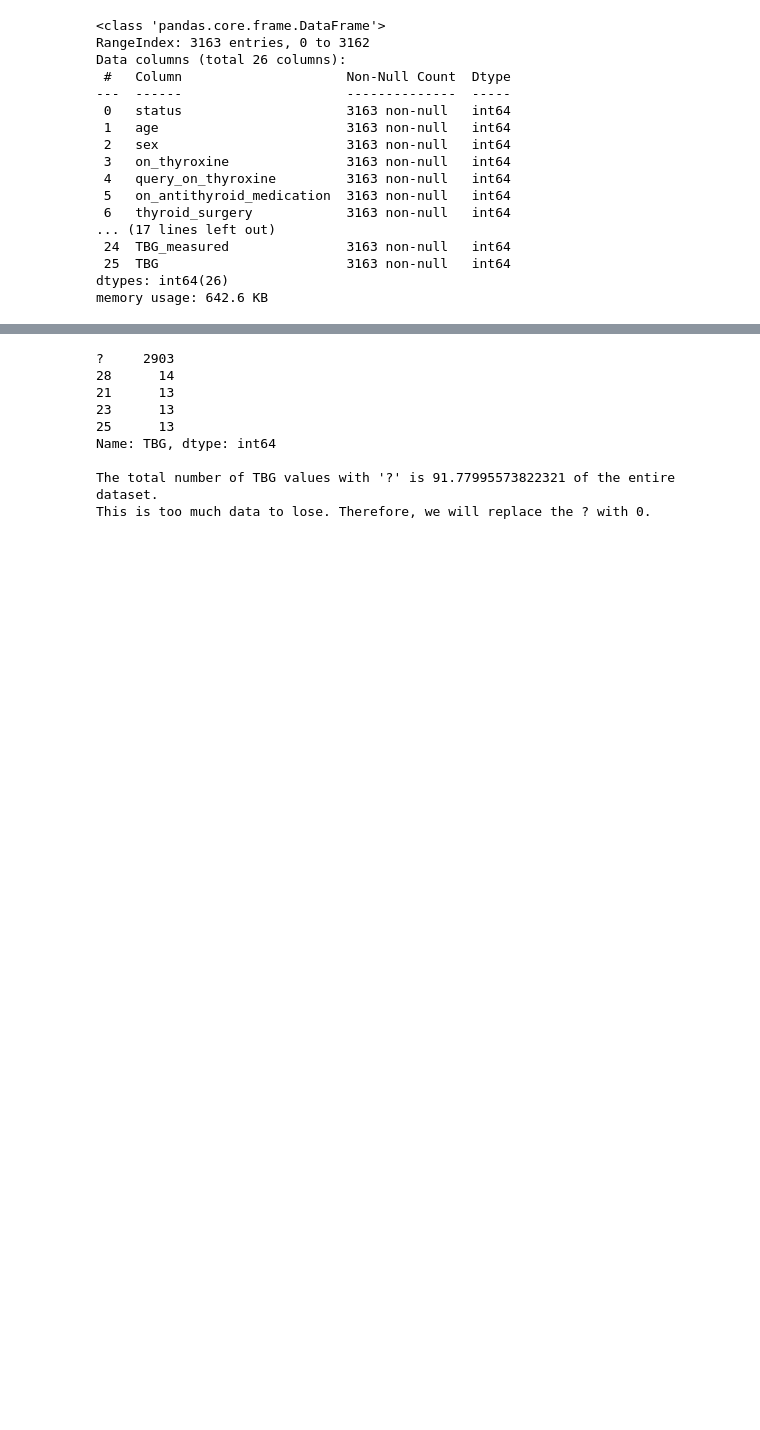
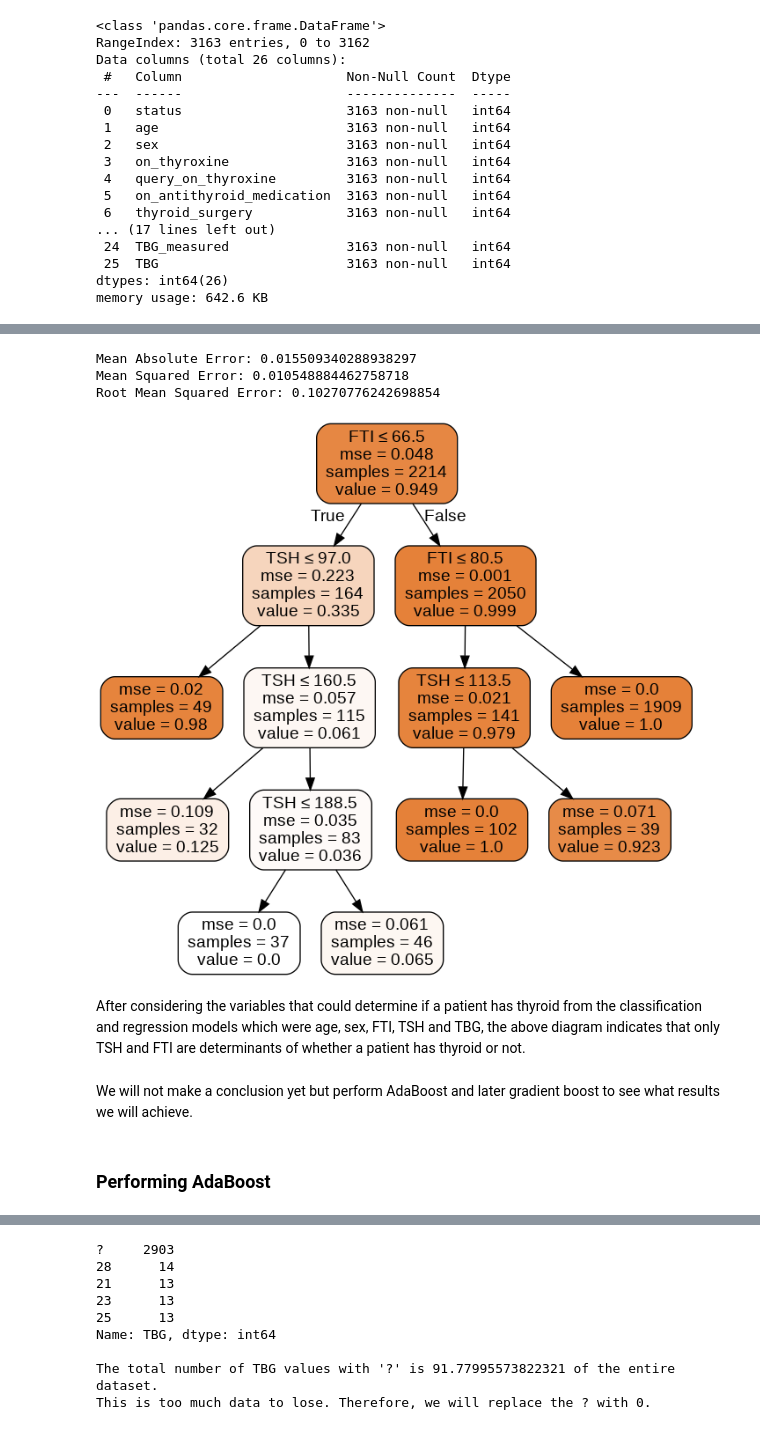
Before and after one commit to veronica1013/Test-for-Hypothyroidism, a Jupyter notebook: Moringa_Data_Science_Core_Module2_W8_Independent_Project_2021_10_Veronica_Isiaho_Python_Notebook_ipynb.ipynb, the cells around one changed output, grey strips where cells are left out. Saved outputs shown, nothing was run; the diff lists cells and outputs as text; code cells hidden in the pictures; blank space fills up the shorter version.

```diff
--- a/Moringa_Data_Science_Core_Module2_W8_Independent_Project_2021_10_Veronica_Isiaho_Python_Notebook_ipynb.ipynb
+++ b/Moringa_Data_Science_Core_Module2_W8_Independent_Project_2021_10_Veronica_Isiaho_Python_Notebook_ipynb.ipynb
@@ -410,0 +634,32 @@ data_df.shape
+# %%
+# Predict hit target of an employee, based on their attendance record
+from sklearn.tree import DecisionTreeRegressor
+from sklearn.model_selection import train_test_split
+
+# Split the independent and dependent variables
+# y label is the status variable from the encoded dataframe (encoding_df) to enable calculate RMSE
+# but all the x lables are from the original dataframe (data_df)
+y = encoding_df['status'].values
+
+# select the test features
+test_features = ['sex','age', 'TSH', 'FTI', 'TBG']
+
+# X variables
+X = encoding_df[test_features].values
+
+# Train using 70% of the data.
+X_train, X_test, y_train, y_test = train_test_split(X, y, test_size=0.3, random_state=0)
+# %%
+# Create a decision tree regressor model
+
+tree = DecisionTreeRegressor(max_depth=5, min_samples_leaf=30)
+
+# Train it on our training set.
+tree = tree.fit(X_train, y_train)
+
+# Predict based on the model we've trained
+y_pred = tree.predict(X_test)
+
+comparison_frame = pd.DataFrame({'Actual': y_test.flatten(), 'Predicted': y_pred.flatten()})
+
+comparison_frame.describe()
@@ -410,0 +676,32 @@ data_df.shape
+# %%
+# Let's check the RMSE of the retrained prediction model
+from sklearn import metrics
+
+print('Mean Absolute Error:', metrics.mean_absolute_error(y_test, y_pred))
+print('Mean Squared Error:', metrics.mean_squared_error(y_test, y_pred))
+print('Root Mean Squared Error:', np.sqrt(metrics.mean_squared_error(y_test, y_pred)))
+# %% [output]
+Mean Absolute Error: 0.015509340288938297
+Mean Squared Error: 0.010548884462758718
+Root Mean Squared Error: 0.10270776242698854
+# %%
+from sklearn.tree import export_graphviz
+from sklearn.externals.six import StringIO
+from IPython.display import Image
+import pydotplus
+
+dot_data = StringIO()
+export_graphviz(tree, out_file=dot_data,
+                filled=True, rounded=True,
+                special_characters=True,feature_names = test_features)
+graph = pydotplus.graph_from_dot_data(dot_data.getvalue())
+graph.write_png('hypothyroidism_status.png')
+Image(graph.create_png())
+# %% [output]
+[figure, added]
+# %% [markdown]
+After considering the variables that could determine if a patient has thyroid from the classification and regression models which were age, sex, FTI, TSH and TBG, the above diagram indicates that only TSH and FTI are determinants of whether a patient has thyroid or not.
+# %% [markdown]
+We will not make a conclusion yet but perform AdaBoost and later gradient boost to see what results we will achieve.
+# %% [markdown]
+### Performing AdaBoost
```
Also changed, not shown: parts of 30 cells of this notebook.
